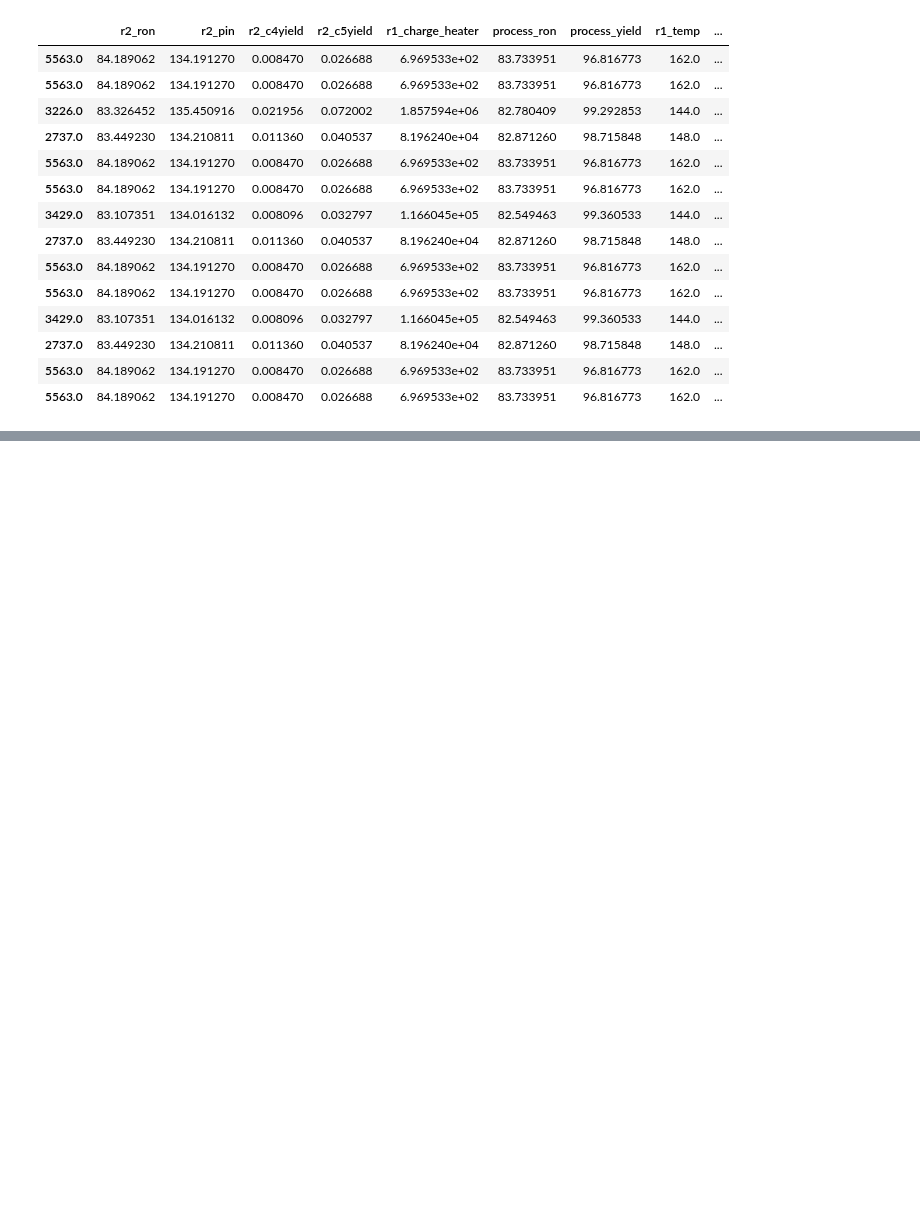
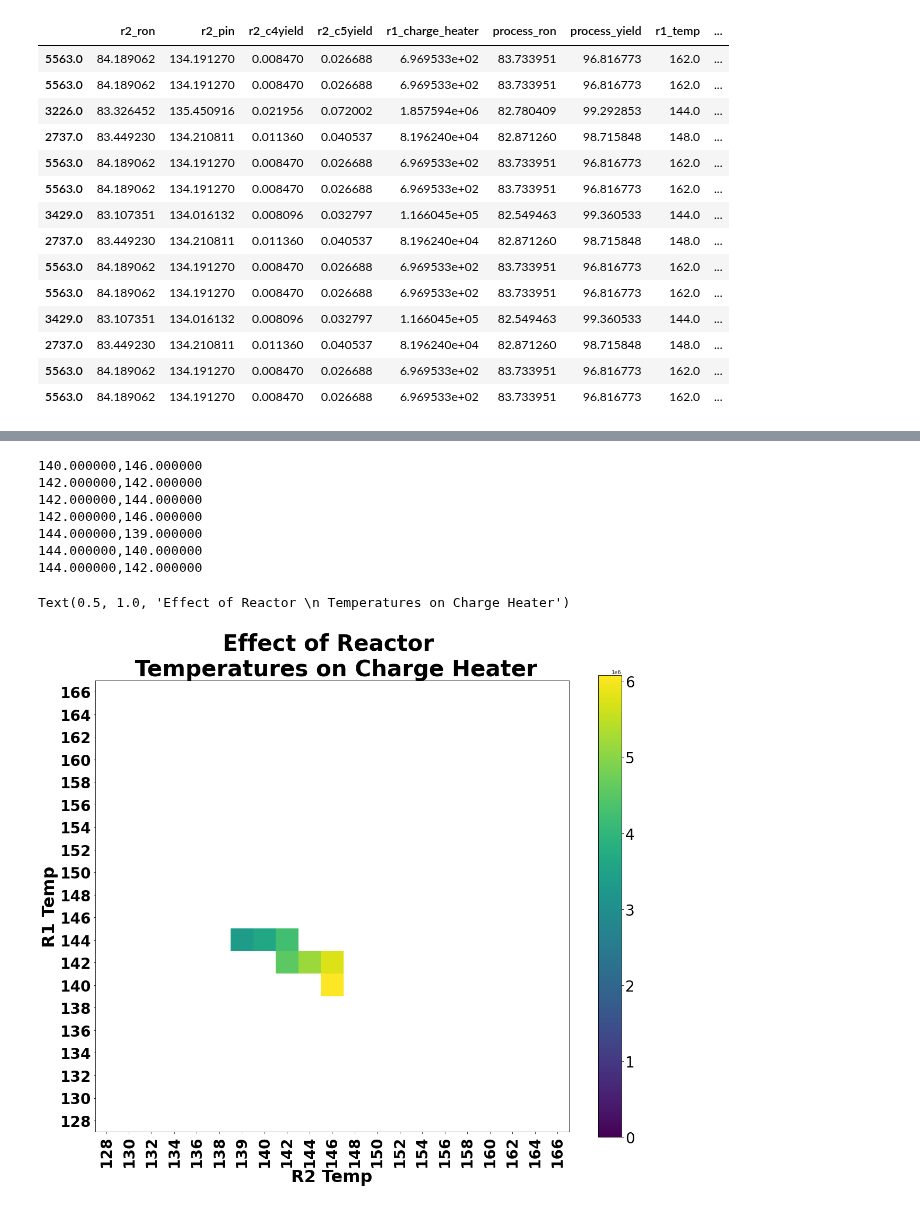
Before and after one commit to KISRDevelopment/iso-exploration, a Jupyter notebook: global_optima.ipynb, the cells around one changed output, grey strips where cells are left out. Drawn from its saved outputs; the diff is of its cells as text; code cells hidden in the pictures; blank space fills up the shorter version.

```diff
--- a/global_optima.ipynb
+++ b/global_optima.ipynb
@@ -296,0 +297,49 @@ Text(0.5, 1.0, 'Effect of Reactor \n Temperatures on Charge Heater')
+# %%
+r1s = sorted(set(df['r1_temp']))
+r1idxs = dict(zip(r1s, range(len(r1s))))
+r2s = sorted(set(df['r2_temp']))
+r2idxs = dict(zip(r2s, range(len(r2s))))
+dependent_var = 'r1_charge_heater'
+
+yield_var = 'process_yield'
+ron_var = 'process_ron'
+min_yield = 99
+min_ron = 83
+
+M = np.zeros((len(r1s), len(r2s)))
+for i, r1t in enumerate(r1s):
+    for j, r2t in enumerate(r2s):
+        sdf = df[(df['r1_temp'] == r1t) & (df['r2_temp'] == r2t) & (df['r1_charge_heater'] >= 0)]
+        mean_dep = np.mean(sdf[dependent_var])
+        yields = sdf[yield_var]
+        rons = sdf[ron_var]
+
+        if np.any((yields >= min_yield) & (rons >= min_ron)):
+            print("%f,%f" % (r1t,r2t))
+            M[i, j] = mean_dep
+        else:
+            M[i, j] = np.nan
+
+n,m = M.shape
+f, ax = plt.subplots(1, 1, figsize=(20, 20))
+im = ax.imshow(M, origin='lower', vmin=0)
+
+ax.set_xticks(np.arange(m))
+ax.set_xticklabels(['%d' % d for d in r2s], rotation=90, fontsize=28, fontweight='bold')
+ax.set_yticks(np.arange(n))
+ax.set_yticklabels(['%d' % d for d in r1s], fontsize=28, fontweight='bold')
+ax.set_xlabel('R2 Temp', fontsize=32, fontweight='bold')
+ax.set_ylabel('R1 Temp', fontsize=32, fontweight='bold')
+cbar = f.colorbar(im, ax=ax, shrink=0.8)
+cbar.ax.tick_params(labelsize=28)
+ax.set_title('Effect of Reactor \n Temperatures on Charge Heater', fontsize=42, fontweight='bold')
+# %% [output]
+140.000000,146.000000
+142.000000,142.000000
+142.000000,144.000000
+142.000000,146.000000
+144.000000,139.000000
+144.000000,140.000000
+144.000000,142.000000
+Text(0.5, 1.0, 'Effect of Reactor \n Temperatures on Charge Heater')
+[figure, added]
```
Also changed, not shown: parts of 1 cell of this notebook, 1 other file.
